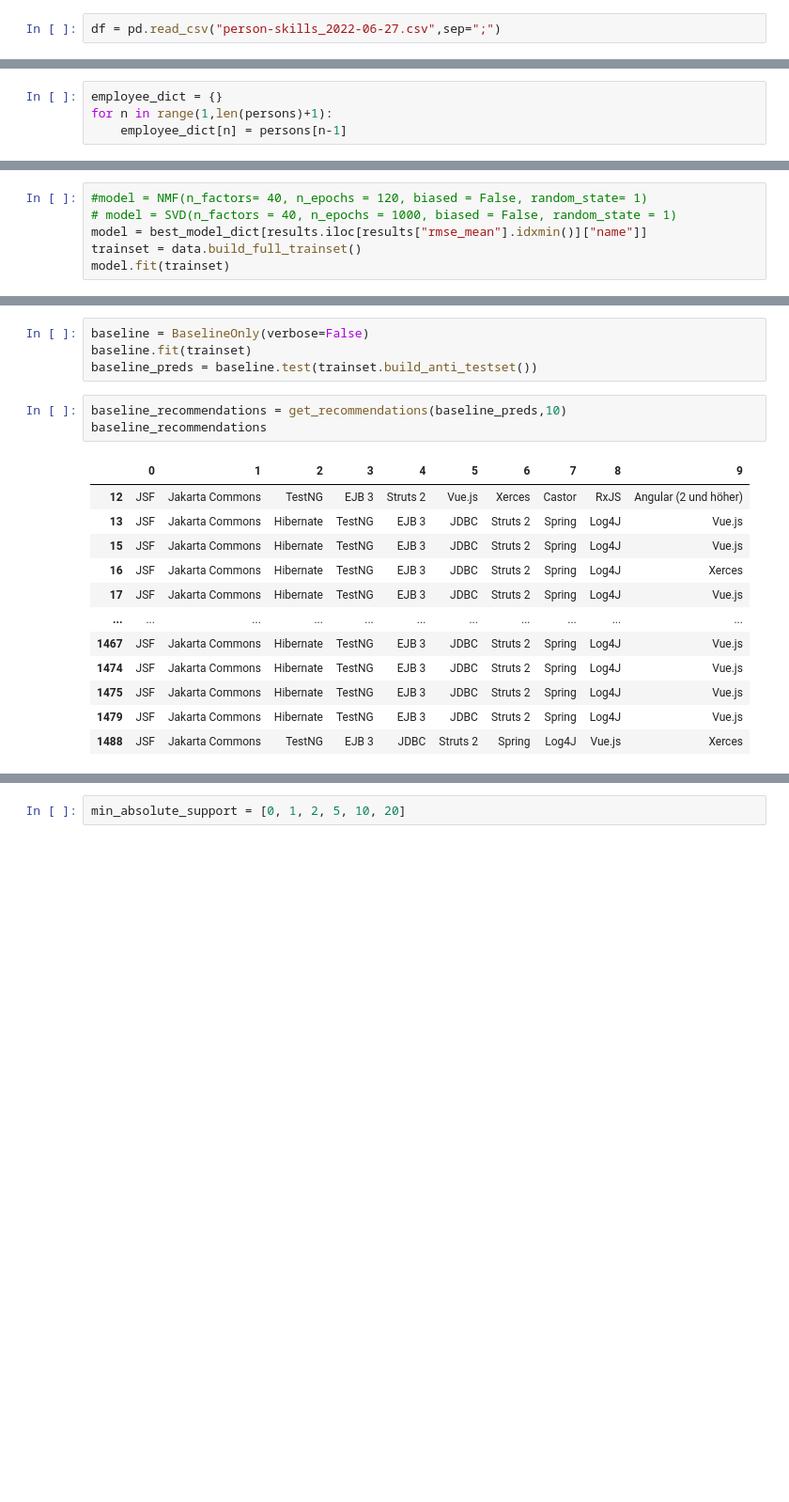
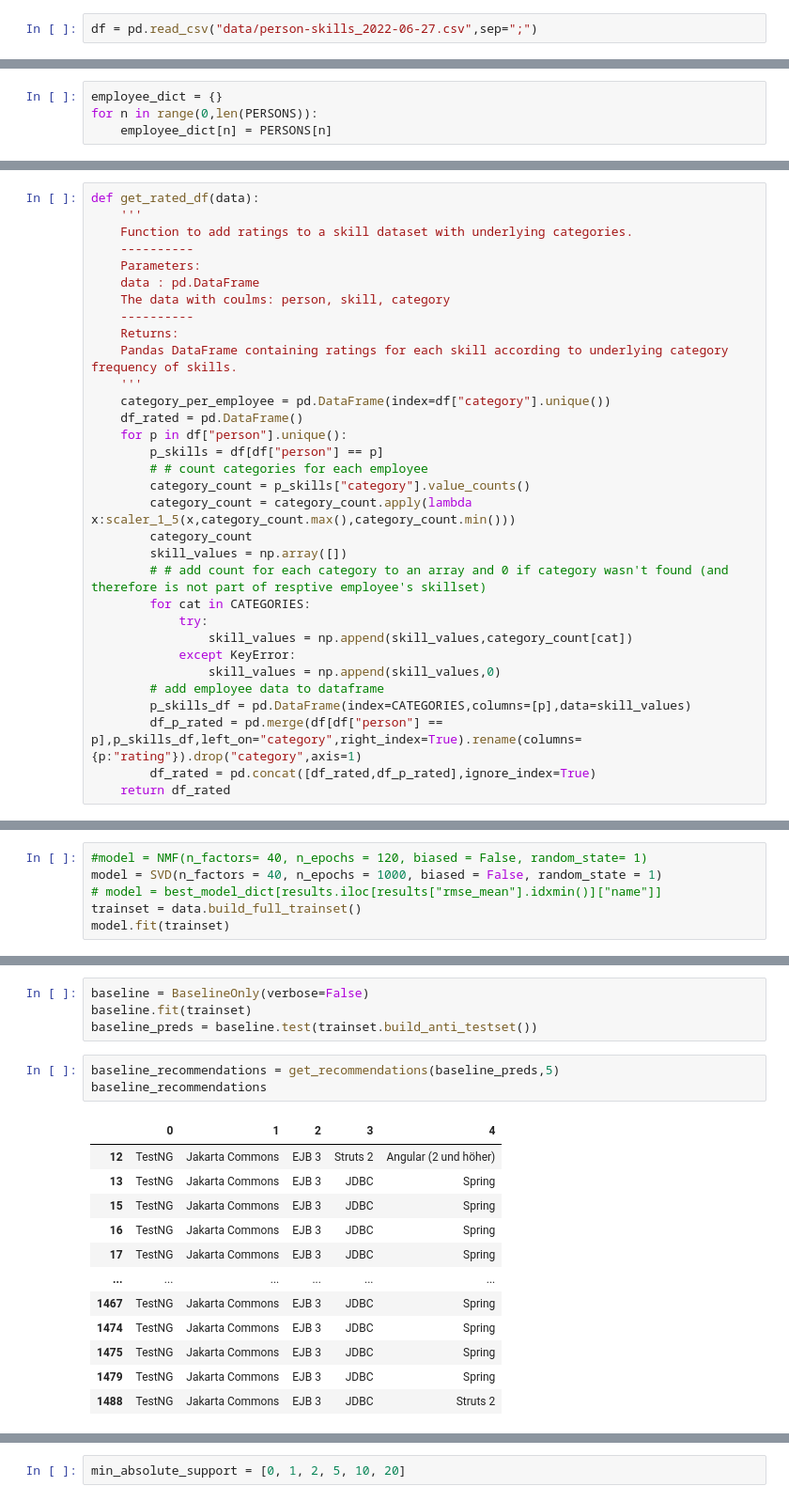
Before and after one commit to maximizer36/DS_AP, a Jupyter notebook: AP_Rated_Approach.ipynb, the cells around one changed output, grey strips where cells are left out. Shown at 94% size. Cells and saved outputs as stored; diff of their text form; blank space fills up the shorter version.

```diff
--- a/AP_Rated_Approach.ipynb
+++ b/AP_Rated_Approach.ipynb
@@ -14,4 +19,4 @@ import time
 # %% [markdown]
 Data import:
 # %%
-df = pd.read_csv("person-skills_2022-06-27.csv",sep=";")
+df = pd.read_csv("data/person-skills_2022-06-27.csv",sep=";")
@@ -37,5 +29,5 @@ categories = df["category"].unique()
 # %%
 employee_dict = {}
-for n in range(1,len(persons)+1):
-    employee_dict[n] = persons[n-1]
+for n in range(0,len(PERSONS)):
+    employee_dict[n] = PERSONS[n]
 # %%
@@ -57 +99,33 @@ def scaler_1_5(x,old_max,old_min):
+# %%
+def get_rated_df(data):
+    '''
+    Function to add ratings to a skill dataset with underlying categories.
+    ----------
+    Parameters:
+    data : pd.DataFrame
+    The data with coulms: person, skill, category
+    ----------
+    Returns:
+    Pandas DataFrame containing ratings for each skill according to underlying category frequency of skills.
+    '''
+    category_per_employee = pd.DataFrame(index=df["category"].unique())
+    df_rated = pd.DataFrame()
+    for p in df["person"].unique():
+        p_skills = df[df["person"] == p]
+        # # count categories for each employee
+        category_count = p_skills["category"].value_counts()
+        category_count = category_count.apply(lambda x:scaler_1_5(x,category_count.max(),category_count.min()))
+        category_count
+        skill_values = np.array([])
+        # # add count for each category to an array and 0 if category wasn't found (and therefore is not part of resptive employee's skillset)
+        for cat in CATEGORIES:
+            try:
+                skill_values = np.append(skill_values,category_count[cat])
+            except KeyError:
+                skill_values = np.append(skill_values,0)
+        # add employee data to dataframe
+        p_skills_df = pd.DataFrame(index=CATEGORIES,columns=[p],data=skill_values)
+        df_p_rated = pd.merge(df[df["person"] == p],p_skills_df,left_on="category",right_index=True).rename(columns={p:"rating"}).drop("category",axis=1)
+        df_rated = pd.concat([df_rated,df_p_rated],ignore_index=True)
+    return df_rated
 # %%
@@ -286,8 +429,8 @@ results
 Select best performing model and fit it on full data:
 # %%
 #model = NMF(n_factors= 40, n_epochs = 120, biased = False, random_state= 1)
-# model = SVD(n_factors = 40, n_epochs = 1000, biased = False, random_state = 1)
-model = best_model_dict[results.iloc[results["rmse_mean"].idxmin()]["name"]]
+model = SVD(n_factors = 40, n_epochs = 1000, biased = False, random_state = 1)
+# model = best_model_dict[results.iloc[results["rmse_mean"].idxmin()]["name"]]
 trainset = data.build_full_trainset()
 model.fit(trainset)
 # %% [output]
@@ -523,18 +633,18 @@ baseline = BaselineOnly(verbose=False)
 baseline.fit(trainset)
 baseline_preds = baseline.test(trainset.build_anti_testset())
 # %%
-baseline_recommendations = get_recommendations(baseline_preds,10)
+baseline_recommendations = get_recommendations(baseline_preds,5)
 baseline_recommendations
 # %% [output]
-|  | 0 | 1 | 2 | 3 | 4 | 5 | 6 | 7 | 8 | 9 |
-| 12 | JSF | Jakarta Commons | TestNG | EJB 3 | Struts 2 | Vue.js | Xerces | Castor | RxJS | Angular (2 und höher) |
-| 13 | JSF | Jakarta Commons | Hibernate | TestNG | EJB 3 | JDBC | Struts 2 | Spring | Log4J | Vue.js |
-| 15 | JSF | Jakarta Commons | Hibernate | TestNG | EJB 3 | JDBC | Struts 2 | Spring | Log4J | Vue.js |
-| 16 | JSF | Jakarta Commons | Hibernate | TestNG | EJB 3 | JDBC | Struts 2 | Spring | Log4J | Xerces |
-| 17 | JSF | Jakarta Commons | Hibernate | TestNG | EJB 3 | JDBC | Struts 2 | Spring | Log4J | Vue.js |
-| ... | ... | ... | ... | ... | ... | ... | ... | ... | ... | ... |
-| 1467 | JSF | Jakarta Commons | Hibernate | TestNG | EJB 3 | JDBC | Struts 2 | Spring | Log4J | Vue.js |
-| 1474 | JSF | Jakarta Commons | Hibernate | TestNG | EJB 3 | JDBC | Struts 2 | Spring | Log4J | Vue.js |
-| 1475 | JSF | Jakarta Commons | Hibernate | TestNG | EJB 3 | JDBC | Struts 2 | Spring | Log4J | Vue.js |
-| 1479 | JSF | Jakarta Commons | Hibernate | TestNG | EJB 3 | JDBC | Struts 2 | Spring | Log4J | Vue.js |
-| 1488 | JSF | Jakarta Commons | TestNG | EJB 3 | JDBC | Struts 2 | Spring | Log4J | Vue.js | Xerces |
+|  | 0 | 1 | 2 | 3 | 4 |
+| 12 | TestNG | Jakarta Commons | EJB 3 | Struts 2 | Angular (2 und höher) |
+| 13 | TestNG | Jakarta Commons | EJB 3 | JDBC | Spring |
+| 15 | TestNG | Jakarta Commons | EJB 3 | JDBC | Spring |
+| 16 | TestNG | Jakarta Commons | EJB 3 | JDBC | Spring |
+| 17 | TestNG | Jakarta Commons | EJB 3 | JDBC | Spring |
+| ... | ... | ... | ... | ... | ... |
+| 1467 | TestNG | Jakarta Commons | EJB 3 | JDBC | Spring |
+| 1474 | TestNG | Jakarta Commons | EJB 3 | JDBC | Spring |
+| 1475 | TestNG | Jakarta Commons | EJB 3 | JDBC | Spring |
+| 1479 | TestNG | Jakarta Commons | EJB 3 | JDBC | Spring |
+| 1488 | TestNG | Jakarta Commons | EJB 3 | JDBC | Struts 2 |
```
Also changed, not shown: parts of 90 cells of this notebook.
